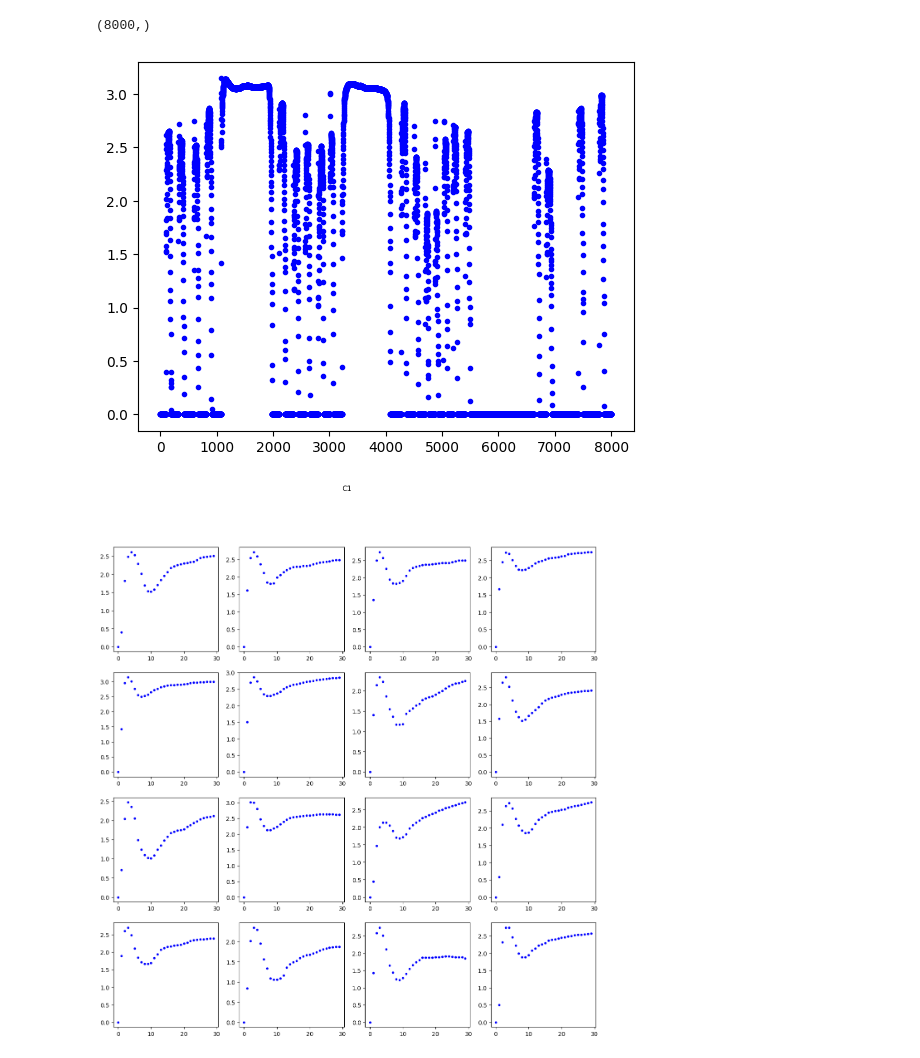
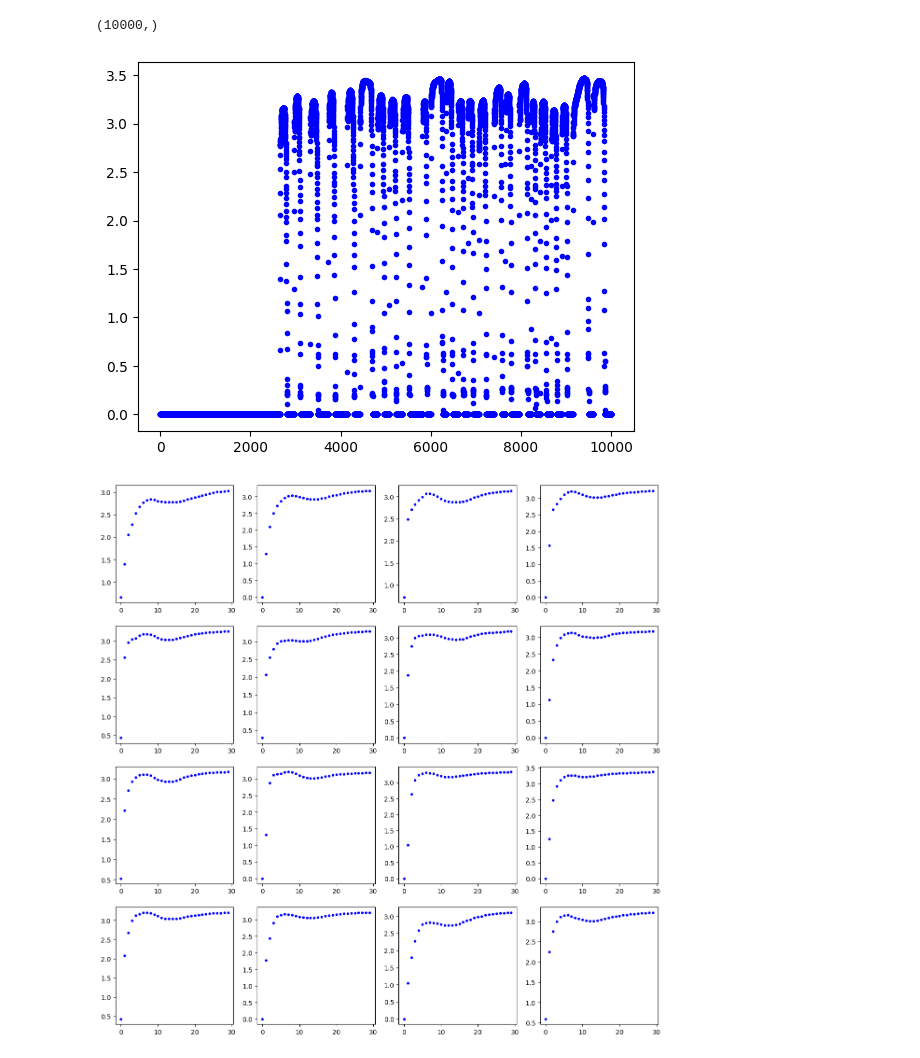
Before and after one commit to GuiMacielPereira/sensor_ML, a Jupyter notebook: data_processing/data_prep.sync.ipynb, the cells around one changed output. Saved outputs shown, nothing was run; the diff lists cells and outputs as text; code cells hidden in the pictures.

Commit message:
Cleaned out some files, made functions more general and adapted notebooks to run on latest collection of data (the one with 3 users, 15 mins each).

```diff
--- a/data_processing/data_prep.sync.ipynb
+++ b/data_processing/data_prep.sync.ipynb
@@ -8,3 +1,14 @@ data = np.load("./sorted_data.npz")
+# %%
+# Notebook for isolating triggers and releases
+
+# Load data
+import numpy as np
+import matplotlib.pyplot as plt
+
+fileName = "second_collection"
+output = fileName + "_triggs_rels.npz"
+
+data = np.load((fileName+".npz"))
 # %%
 # Find signal triggers
 def findTrigIdxs(signal, threshold=0.1):
@@ -20,6 +24,7 @@ def findTrigIdxs(signal, threshold=0.1):
     releaseIdx = zerosIdx[jumpIdx+1].astype(int)
     return trigIdx, releaseIdx
 
+
 def separateIntoTriggers(signal, trigIdx, releaseIdx, width=30):
     triggers = []
     releases = []
@@ -29,9 +34,8 @@ def separateIntoTriggers(signal, trigIdx, releaseIdx, width=30):
     return np.array(triggers), np.array(releases)
 
 
-def plotTriggers(triggers, name):
+def plotTriggers(triggers):
     plt.figure(figsize=(15,15))
-    plt.suptitle(name)
     N = len(triggers)
     for i in range(N):
         if i+1 > int(np.sqrt(N))**2: continue    # Skip some signals to avoid error due to outside of grid
@@ -39,22 +43,22 @@ def plotTriggers(triggers, name):
         trig = triggers[i]
         plt.plot(range(len(trig)), trig, "b.")
 
+
 def plotSignal(signal):
     plt.figure()
     plt.plot(range(len(signal)), signal, "b.")
     plt.show()
 # %%
-# Look at triggers
-
-key = "C1"
-signal = data[key][0]
+# Look at a few triggers
+key = "A"
+signal = data[key][:10000]   # Only a few presses
 print(signal.shape)
-trigIdx, relIdx = findTrigIdxs(signal)
+trigIdx, relIdx = findTrigIdxs(signal, threshold=1)
 triggers, releases = separateIntoTriggers(signal, trigIdx, relIdx)
 plotSignal(signal)
-plotTriggers(triggers, key)
-plotTriggers(releases, key)
+plotTriggers(triggers)
+plotTriggers(releases)
 # %% [output]
-(8000,)
+(10000,)
-[figure, old version]
+[figure, new version]
-[figure, old version]
+[figure, new version]
```
Also changed, not shown: parts of 5 cells of this notebook, 42 other files.
